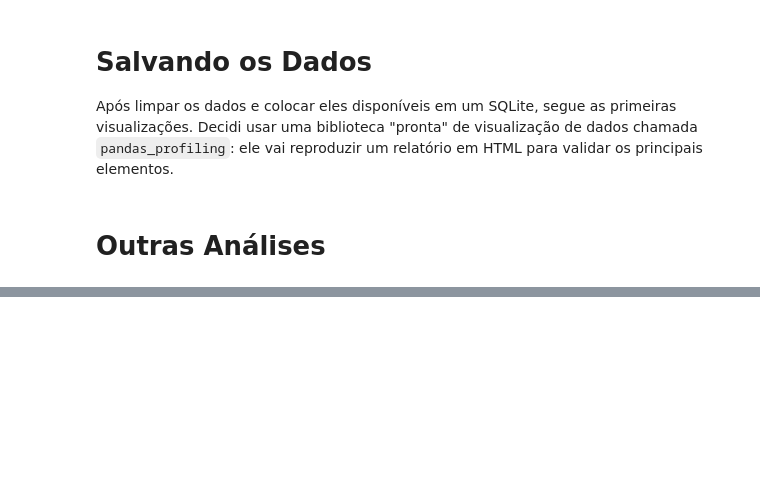
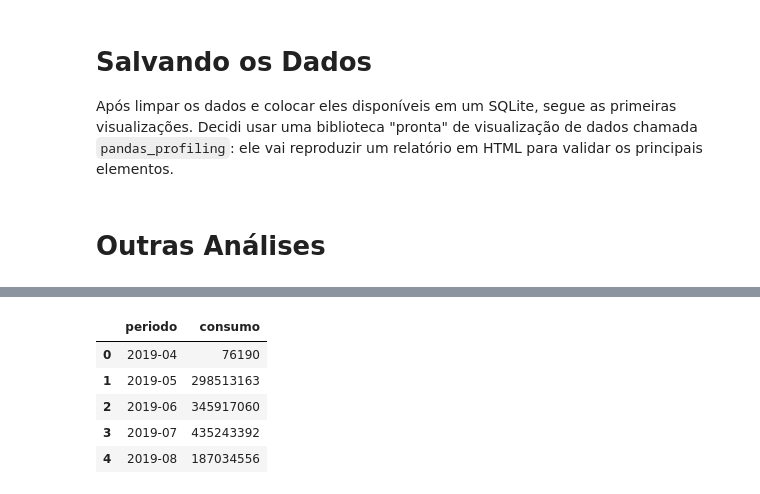
Before and after one commit to israelmendez232/spotify-analysis, a Jupyter notebook: analysis.ipynb, the cells around one changed output, grey strips where cells are left out. Saved outputs shown, nothing was run; the diff lists cells and outputs as text; code cells hidden in the pictures; blank space fills up the shorter version.

```diff
--- a/analysis.ipynb
+++ b/analysis.ipynb
@@ -103,0 +129,18 @@ profile.to_file(output_file="./report/search_spotify.html")
+# %%
+# Knowing what if the main aristist listened.
+cursor.execute('''
+    SELECT strftime('%Y-%m', endTime) AS periodo, SUM(msPlayed) AS consumo
+    FROM STREAMING
+    GROUP BY periodo
+    ORDER BY periodo
+          ''')
+
+df_temp = pd.DataFrame(cursor.fetchall(), columns=['periodo', 'consumo'])
+df_temp.head()
+# %% [output]
+|  | periodo | consumo |
+| 0 | 2019-04 | 76190 |
+| 1 | 2019-05 | 298513163 |
+| 2 | 2019-06 | 345917060 |
+| 3 | 2019-07 | 435243392 |
+| 4 | 2019-08 | 187034556 |
```
Also changed, not shown: parts of 4 cells of this notebook, 3 other files.
